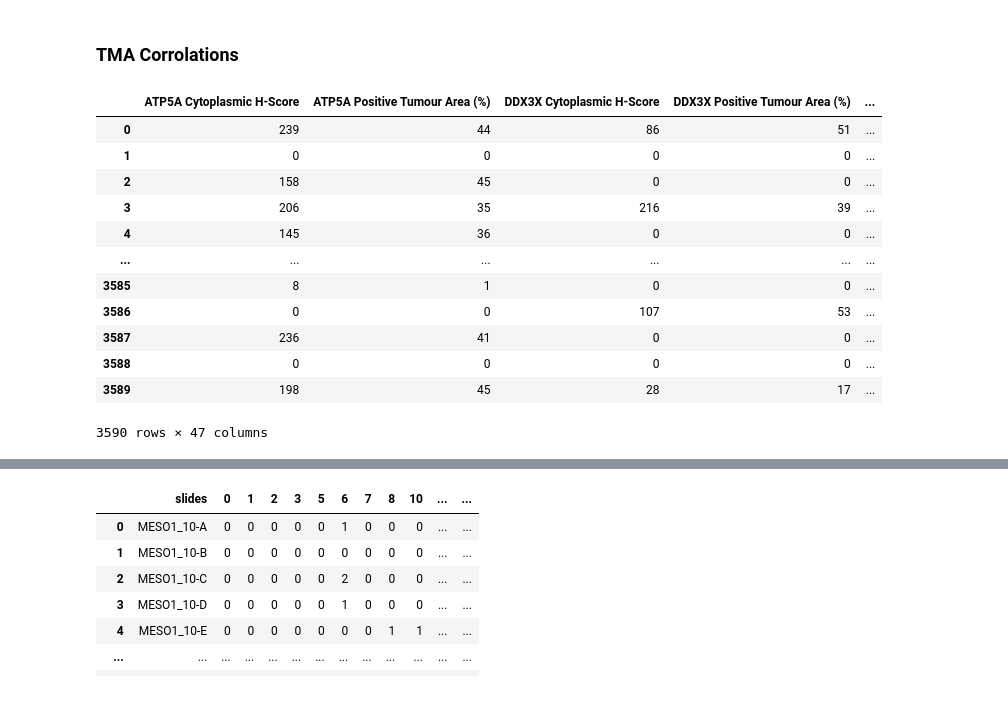
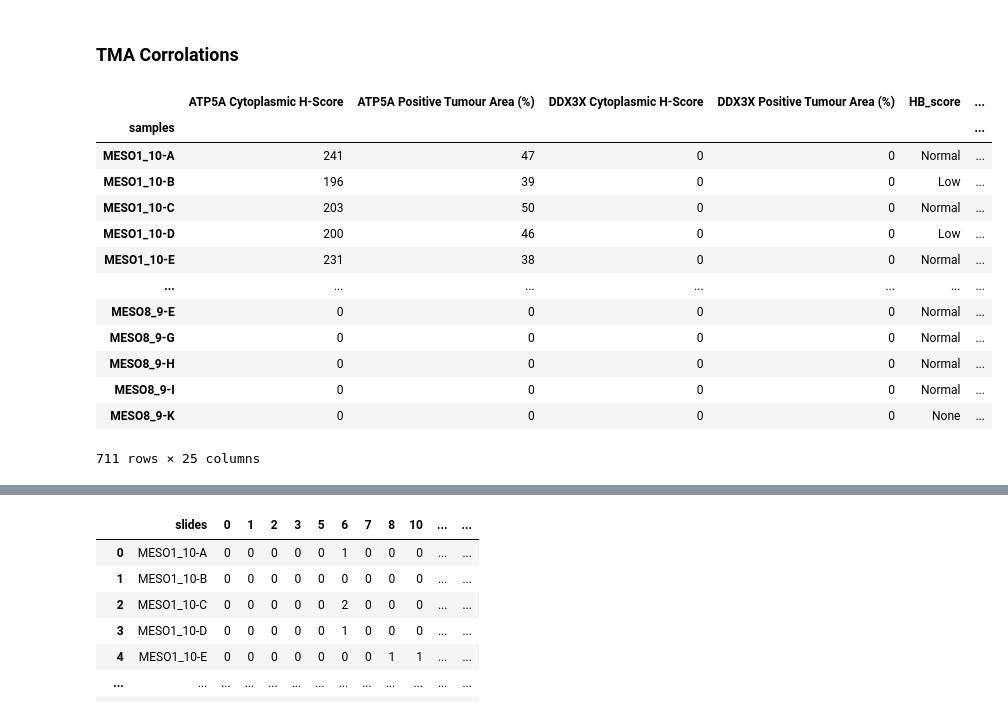
Before and after one commit to FarzanehSeyedshahi/Histomorphological-Phenotype-Learning, a Jupyter notebook: workflow/revision.ipynb, the cells around one changed output, grey strips where cells are left out. Cells and saved outputs as stored; diff of their text form; code cells hidden in the pictures.

```diff
--- a/workflow/revision.ipynb
+++ b/workflow/revision.ipynb
@@ -1997,18 +2037,21 @@ plt.show()
 # %%
 import pandas as pd
 csv_clusters = pd.read_csv("/nfs/home/users/fshahi/Projects/Histomorphological-Phenotype-Learning/results/BarlowTwins_3/Meso/h224_w224_n3_zdim128/750K/adatas/Meso_TMA_he_complete_meta_filtered_leiden_2p0__fold4.csv")
-csv_clusters
+metadata_cols = [col for col in csv_clusters.columns if col not in ['leiden_2.0', 'slides', 'samples', 'case', 'case_Id', 'col', 'cols', 'core_type', 'cores', 'donor_block', 'row', 'samples', 'slides','tiles', 'tmakey', 'tma', 'specimen_number', 'patterns', 'original_set', 'labels', 'type', 'Donor Block Number', 'indexes', 'os_event_data']]
+slide_metadata = csv_clusters.groupby('samples')[metadata_cols].first() #because slides and samples are the same here
+slide_metadata
 # %% [output]
-|  | ATP5A Cytoplasmic H-Score | ATP5A Positive Tumour Area (%) | DDX3X Cytoplasmic H-Score | DDX3X Positive Tumour Area (%) | ... |
-| 0 | 239 | 44 | 86 | 51 | ... |
-| 1 | 0 | 0 | 0 | 0 | ... |
-| 2 | 158 | 45 | 0 | 0 | ... |
-| 3 | 206 | 35 | 216 | 39 | ... |
-| 4 | 145 | 36 | 0 | 0 | ... |
-| ... | ... | ... | ... | ... | ... |
-| 3585 | 8 | 1 | 0 | 0 | ... |
-| 3586 | 0 | 0 | 107 | 53 | ... |
-| 3587 | 236 | 41 | 0 | 0 | ... |
-| 3588 | 0 | 0 | 0 | 0 | ... |
-| 3589 | 198 | 45 | 28 | 17 | ... |
+|  | ATP5A Cytoplasmic H-Score | ATP5A Positive Tumour Area (%) | DDX3X Cytoplasmic H-Score | DDX3X Positive Tumour Area (%) | HB_score | ... |
+| samples |  |  |  |  |  | ... |
+| MESO1_10-A | 241 | 47 | 0 | 0 | Normal | ... |
+| MESO1_10-B | 196 | 39 | 0 | 0 | Low | ... |
+| MESO1_10-C | 203 | 50 | 0 | 0 | Normal | ... |
+| MESO1_10-D | 200 | 46 | 0 | 0 | Low | ... |
+| MESO1_10-E | 231 | 38 | 0 | 0 | Normal | ... |
+| ... | ... | ... | ... | ... | ... | ... |
+| MESO8_9-E | 0 | 0 | 0 | 0 | Normal | ... |
+| MESO8_9-G | 0 | 0 | 0 | 0 | Normal | ... |
+| MESO8_9-H | 0 | 0 | 0 | 0 | Normal | ... |
+| MESO8_9-I | 0 | 0 | 0 | 0 | Normal | ... |
+| MESO8_9-K | 0 | 0 | 0 | 0 | None | ... |
-3590 rows × 47 columns
+711 rows × 25 columns
```
Also changed, not shown: parts of 30 cells of this notebook, 4 other files.
